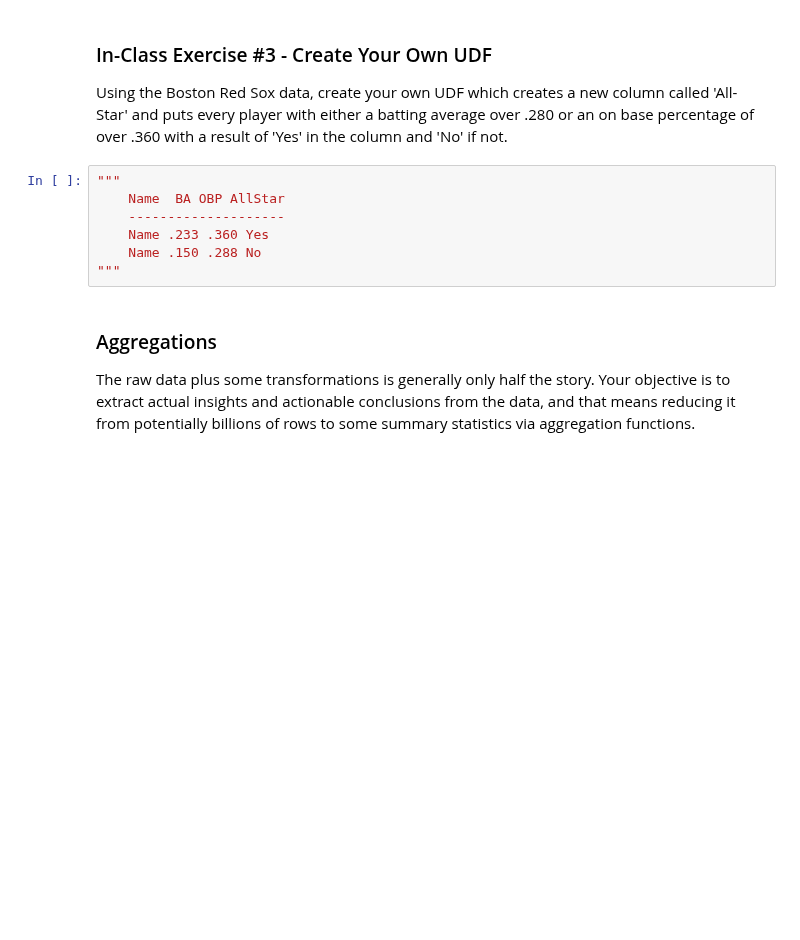
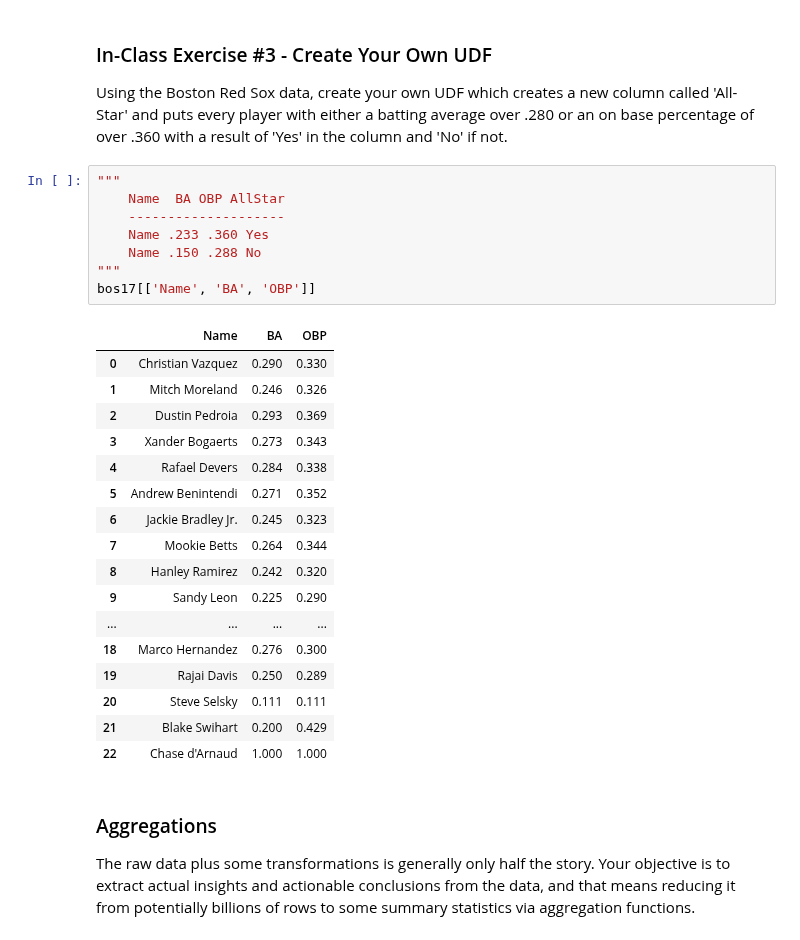
Before and after one commit to somas1/CT, a Jupyter notebook: Pandas/Pandas_Walkthrough_Student_Copy.ipynb, the cells around one changed output. Cells and saved outputs as stored; diff of their text form; blank space fills up the shorter version.

```diff
--- a/Pandas/Pandas_Walkthrough_Student_Copy.ipynb
+++ b/Pandas/Pandas_Walkthrough_Student_Copy.ipynb
@@ -692,10 +692,29 @@ customers
 # %%
 """
     Name  BA OBP AllStar
     --------------------
     Name .233 .360 Yes
     Name .150 .288 No
 """
+bos17[['Name', 'BA', 'OBP']]
+# %% [output]
+|  | Name | BA | OBP |
+| 0 | Christian Vazquez | 0.290 | 0.330 |
+| 1 | Mitch Moreland | 0.246 | 0.326 |
+| 2 | Dustin Pedroia | 0.293 | 0.369 |
+| 3 | Xander Bogaerts | 0.273 | 0.343 |
+| 4 | Rafael Devers | 0.284 | 0.338 |
+| 5 | Andrew Benintendi | 0.271 | 0.352 |
+| 6 | Jackie Bradley Jr. | 0.245 | 0.323 |
+| 7 | Mookie Betts | 0.264 | 0.344 |
+| 8 | Hanley Ramirez | 0.242 | 0.320 |
+| 9 | Sandy Leon | 0.225 | 0.290 |
+| ... | ... | ... | ... |
+| 18 | Marco Hernandez | 0.276 | 0.300 |
+| 19 | Rajai Davis | 0.250 | 0.289 |
+| 20 | Steve Selsky | 0.111 | 0.111 |
+| 21 | Blake Swihart | 0.200 | 0.429 |
+| 22 | Chase d'Arnaud | 1.000 | 1.000 |
 # %% [markdown]
 ### Aggregations <br>
 <p>The raw data plus some transformations is generally only half the story. Your objective is to extract actual insights and actionable conclusions from the data, and that means reducing it from potentially billions of rows to some summary statistics via aggregation functions.</p>
```
Also changed, not shown: parts of 3 cells of this notebook.
